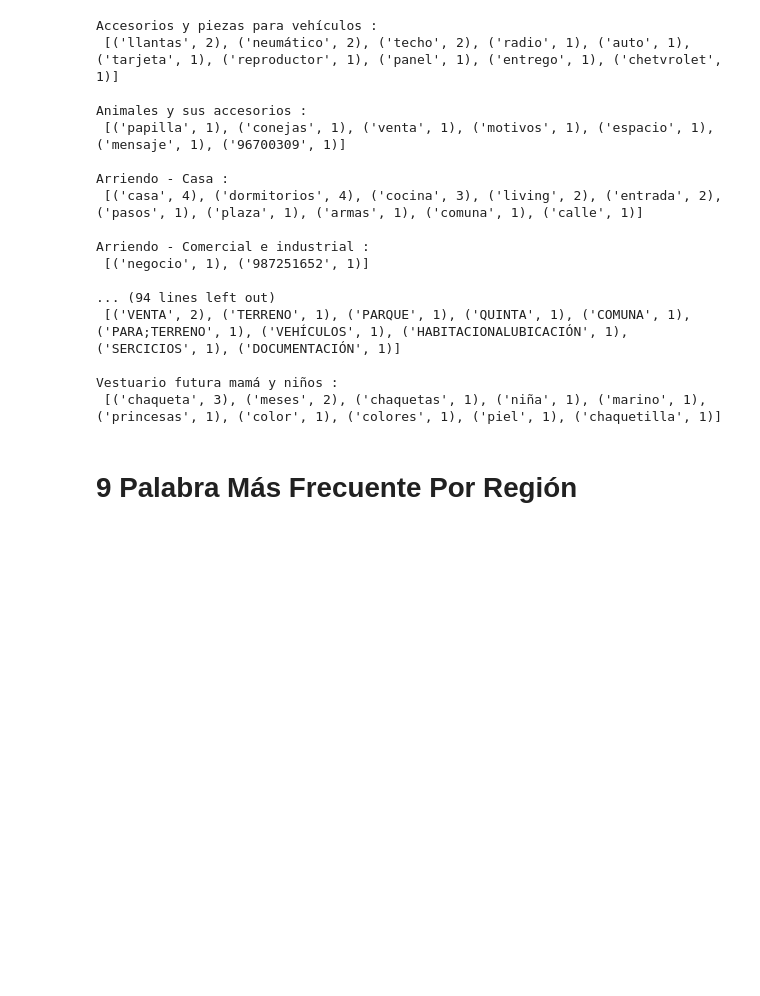
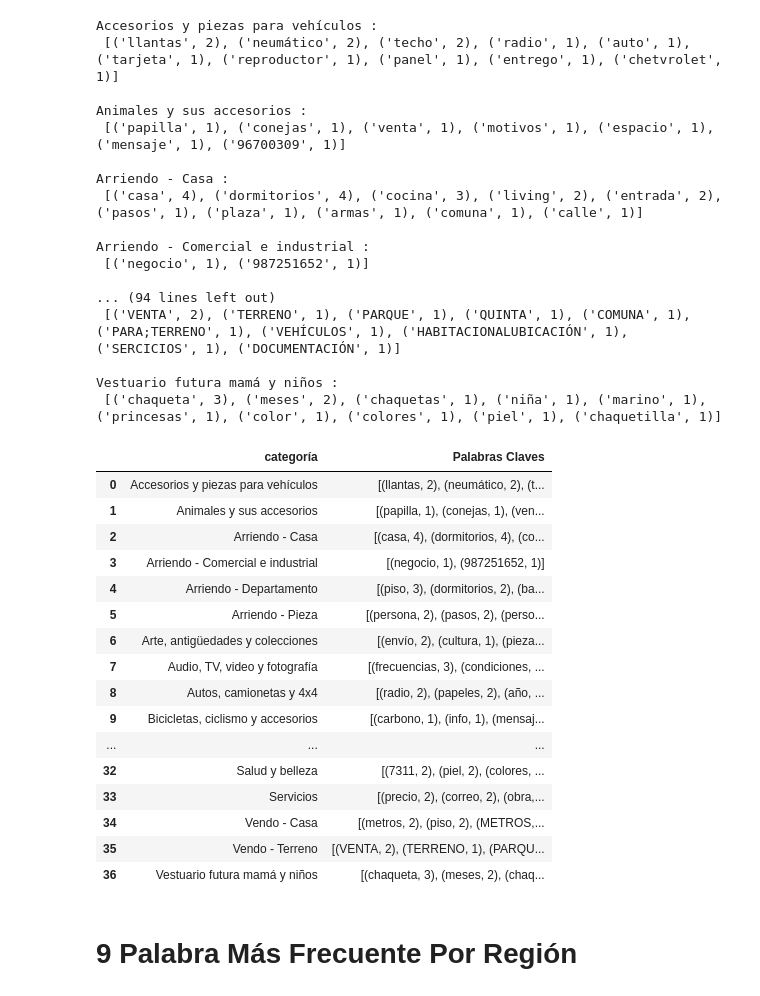
Before and after one commit to MariaBelen95/BaseDeDatos2020, a Jupyter notebook: Yapo/Ejercicio_Yapo.ipynb, the cells around one changed output. Saved outputs shown, nothing was run; the diff lists cells and outputs as text; code cells hidden in the pictures; blank space fills up the shorter version.

```diff
--- a/Yapo/Ejercicio_Yapo.ipynb
+++ b/Yapo/Ejercicio_Yapo.ipynb
@@ -3,7 +3,7 @@
 # %%
 import mysql.connector
 
-db_connection = mysql.connector.connect(user="root",host="localhost",password="root")
+db_connection = mysql.connector.connect(user="root",host="localhost",password="Evfan4ever")
 cursor = db_connection.cursor()
 # %%
 #cursor.execute("DROP DATABASE Yapo;")
@@ -739,6 +760,7 @@ from collections import Counter
 
 desc = df1.concat_description
 cat = df1.categoria
+common_words = []
 c = 0
 for i in desc:
     nlp = spacy.load('es_core_news_sm')
@@ -746,8 +768,8 @@ for i in desc:
     nouns = [token.text for token in doc if token.is_stop != True and token.is_punct != True and token.pos_ == "NOUN"]
 
     word_freq = Counter(nouns)
-    common_words = word_freq.most_common(10)
-    print(cat[c], ":\n", common_words[:], '\n')
+    common_words.append(word_freq.most_common(10))
+    print(cat[c], ":\n", common_words[c], '\n')
     c += 1
 # %% [output]
 Accesorios y piezas para vehículos :
@@ -767,6 +789,28 @@ Arriendo - Comercial e industrial :
 
 Vestuario futura mamá y niños :
  [('chaqueta', 3), ('meses', 2), ('chaquetas', 1), ('niña', 1), ('marino', 1), ('princesas', 1), ('color', 1), ('colores', 1), ('piel', 1), ('chaquetilla', 1)]
+# %%
+#Presentación usando DataFrame
+df2 = pd.DataFrame({'categoría': cat, 'Palabras Claves': common_words})
+df2
+# %% [output]
+|  | categoría | Palabras Claves |
+| 0 | Accesorios y piezas para vehículos | [(llantas, 2), (neumático, 2), (t... |
+| 1 | Animales y sus accesorios | [(papilla, 1), (conejas, 1), (ven... |
+| 2 | Arriendo - Casa | [(casa, 4), (dormitorios, 4), (co... |
+| 3 | Arriendo - Comercial e industrial | [(negocio, 1), (987251652, 1)] |
+| 4 | Arriendo - Departamento | [(piso, 3), (dormitorios, 2), (ba... |
+| 5 | Arriendo - Pieza | [(persona, 2), (pasos, 2), (perso... |
+| 6 | Arte, antigüedades y colecciones | [(envío, 2), (cultura, 1), (pieza... |
+| 7 | Audio, TV, video y fotografía | [(frecuencias, 3), (condiciones, ... |
+| 8 | Autos, camionetas y 4x4 | [(radio, 2), (papeles, 2), (año, ... |
+| 9 | Bicicletas, ciclismo y accesorios | [(carbono, 1), (info, 1), (mensaj... |
+| ... | ... | ... |
+| 32 | Salud y belleza | [(7311, 2), (piel, 2), (colores, ... |
+| 33 | Servicios | [(precio, 2), (correo, 2), (obra,... |
+| 34 | Vendo - Casa | [(metros, 2), (piso, 2), (METROS,... |
+| 35 | Vendo - Terreno | [(VENTA, 2), (TERRENO, 1), (PARQU... |
+| 36 | Vestuario futura mamá y niños | [(chaqueta, 3), (meses, 2), (chaq... |
 # %% [markdown]
 # 9 Palabra Más Frecuente Por Región
 # %%
```
Also changed, not shown: parts of 4 cells of this notebook.
